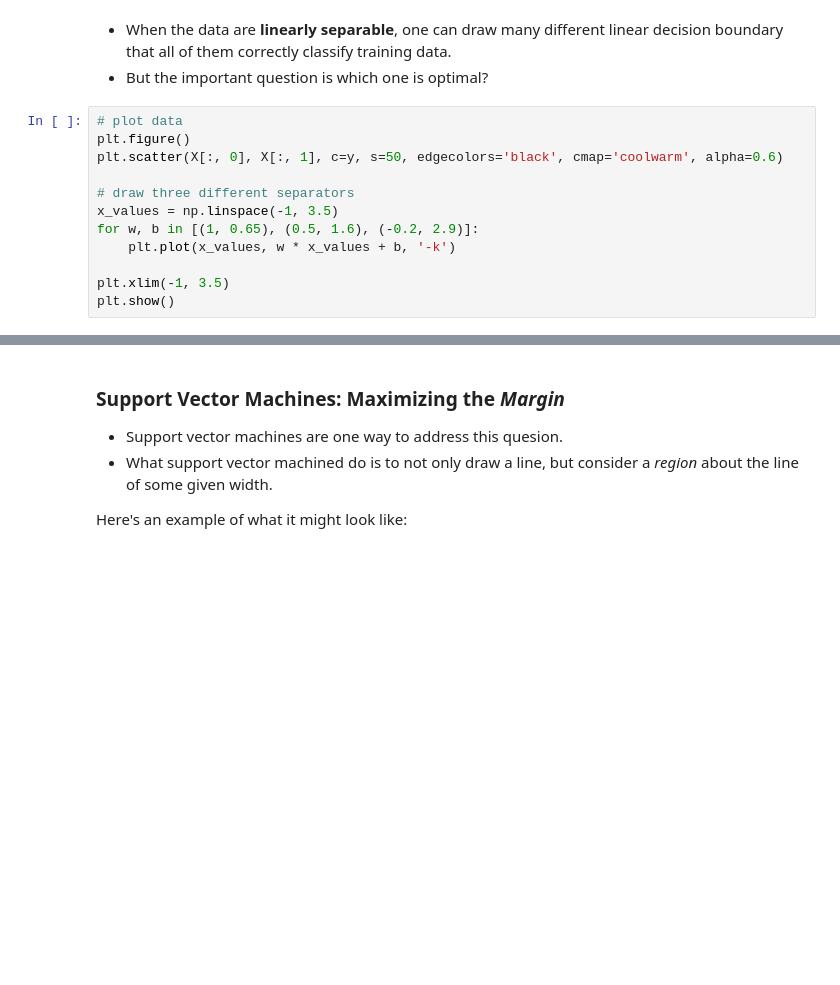
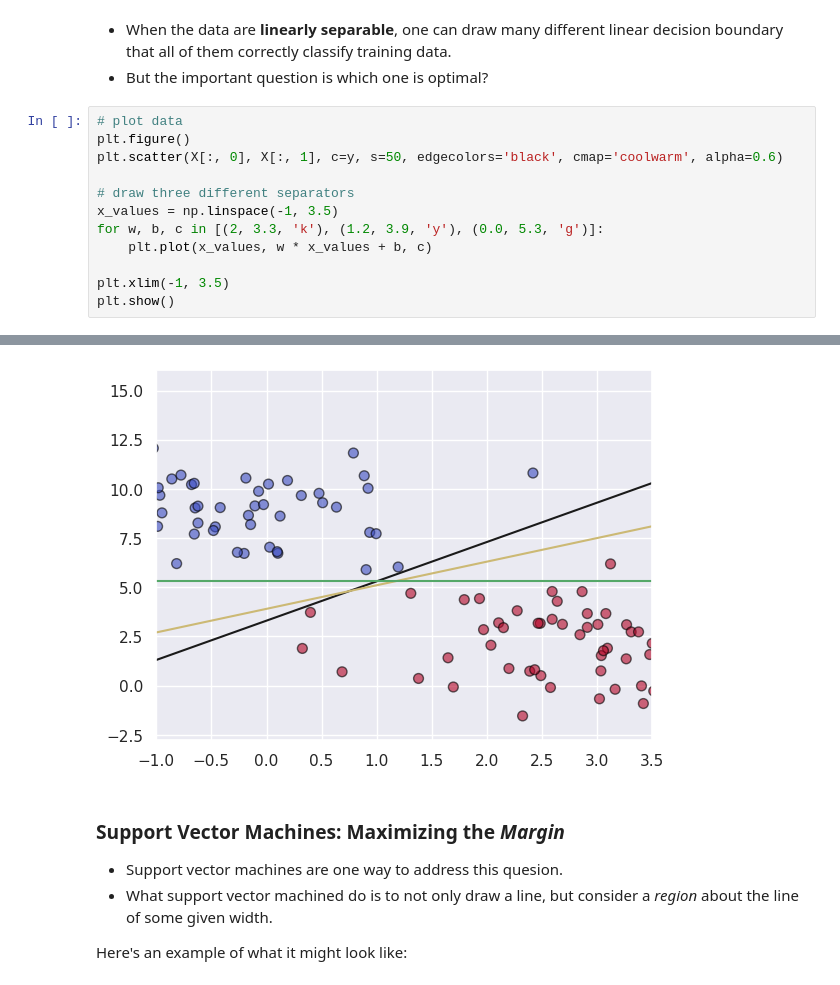
Before and after one commit to MORTAZAD66/ML_Practice, a Jupyter notebook: SVM/7-SVM_Demo.ipynb, the cells around one changed output, grey strips where cells are left out. Cells and saved outputs as stored; diff of their text form; blank space fills up the shorter version.

```diff
--- a/SVM/7-SVM_Demo.ipynb
+++ b/SVM/7-SVM_Demo.ipynb
@@ -57,8 +49,8 @@ plt.scatter(X[:, 0], X[:, 1], c=y, s=50, edgecolors='black', cmap='coolwarm', al
 
 # draw three different separators
 x_values = np.linspace(-1, 3.5)
-for w, b in [(1, 0.65), (0.5, 1.6), (-0.2, 2.9)]:
-    plt.plot(x_values, w * x_values + b, '-k')
+for w, b, c in [(2, 3.3, 'k'), (1.2, 3.9, 'y'), (0.0, 5.3, 'g')]:
+    plt.plot(x_values, w * x_values + b, c)
 
 plt.xlim(-1, 3.5)
 plt.show()
@@ -68,3 +58,4 @@ plt.show()
+[figure, added]
 # %% [markdown]
 ### Support Vector Machines: Maximizing the *Margin*
 
```
Also changed, not shown: parts of 17 cells of this notebook, 1 other file.
